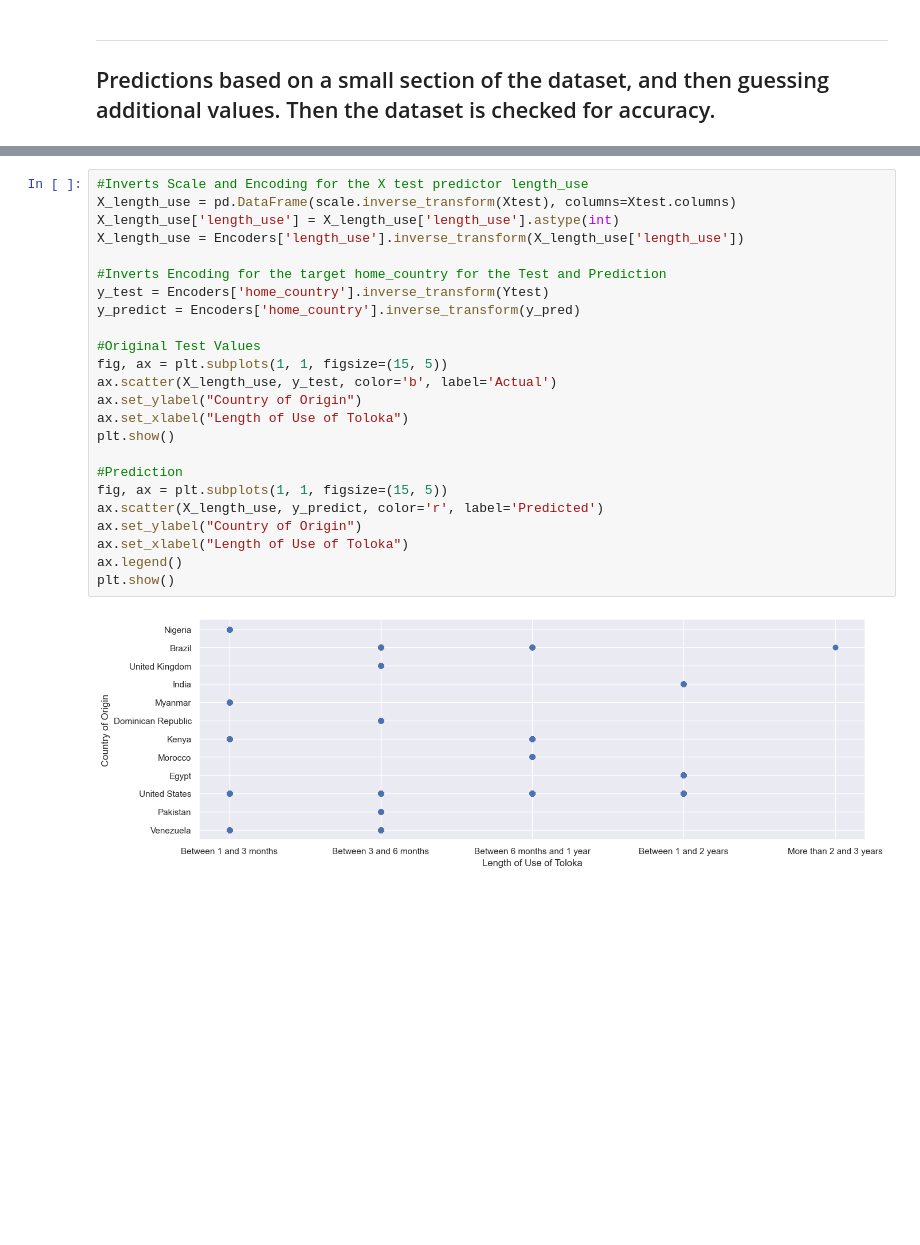
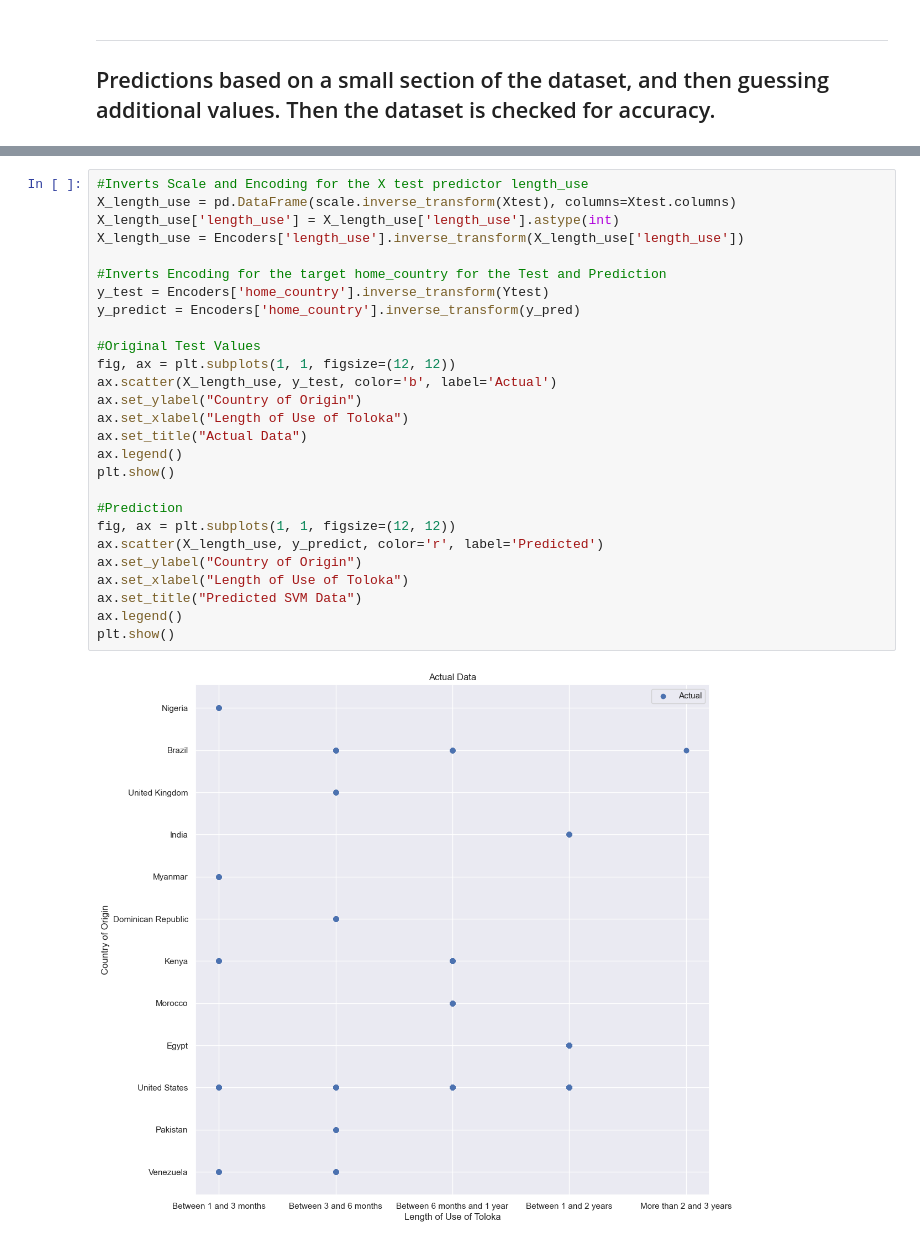
Before and after one commit to NicholasBerns/DataScienceProject, a Jupyter notebook: toloka_models.ipynb, the cells around one changed output, grey strips where cells are left out. Drawn from its saved outputs; the diff is of its cells as text; blank space fills up the shorter version.

Commit message:
Graph work

```diff
--- a/toloka_models.ipynb
+++ b/toloka_models.ipynb
@@ -296,26 +302,29 @@ Mean Squared Error between predicted data and test set:  9.333333333333334
 # %%
 #Inverts Scale and Encoding for the X test predictor length_use
 X_length_use = pd.DataFrame(scale.inverse_transform(Xtest), columns=Xtest.columns)
 X_length_use['length_use'] = X_length_use['length_use'].astype(int)
 X_length_use = Encoders['length_use'].inverse_transform(X_length_use['length_use'])
 
 #Inverts Encoding for the target home_country for the Test and Prediction
 y_test = Encoders['home_country'].inverse_transform(Ytest)
 y_predict = Encoders['home_country'].inverse_transform(y_pred)
 
 #Original Test Values
-fig, ax = plt.subplots(1, 1, figsize=(15, 5))
+fig, ax = plt.subplots(1, 1, figsize=(12, 12))
 ax.scatter(X_length_use, y_test, color='b', label='Actual')
 ax.set_ylabel("Country of Origin")
 ax.set_xlabel("Length of Use of Toloka")
+ax.set_title("Actual Data")
+ax.legend()
 plt.show()
 
 #Prediction
-fig, ax = plt.subplots(1, 1, figsize=(15, 5))
+fig, ax = plt.subplots(1, 1, figsize=(12, 12))
 ax.scatter(X_length_use, y_predict, color='r', label='Predicted')
 ax.set_ylabel("Country of Origin")
 ax.set_xlabel("Length of Use of Toloka")
+ax.set_title("Predicted SVM Data")
 ax.legend()
 plt.show()
 # %% [output]
-[figure, old version]
+[figure, new version]
```
Also changed, not shown: parts of 2 cells of this notebook, 1 other file.
